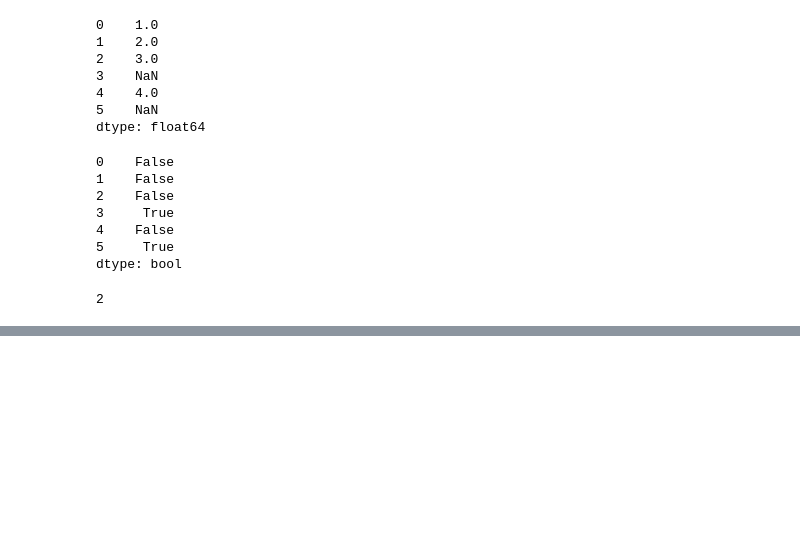
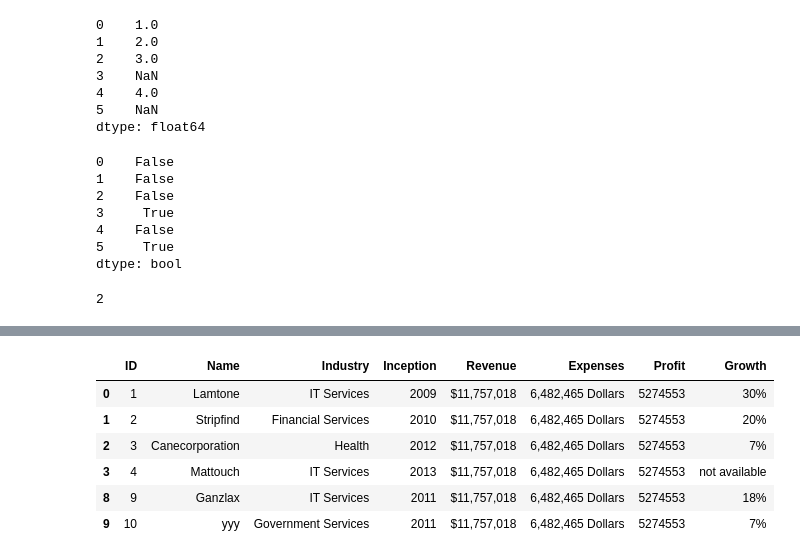
Before and after one commit to Shantonu-Acharjee/All-Gide-Bank, a Jupyter notebook: ARTIFICIAL_INTELLIGENCE_Gide_Bank/MACHINE_LEARNING_GIDE_BANK/PANDAS/Pandas_Gide.ipynb, the cells around one changed output, grey strips where cells are left out. Drawn from its saved outputs; the diff is of its cells as text; code cells hidden in the pictures; blank space fills up the shorter version.

```diff
--- a/ARTIFICIAL_INTELLIGENCE_Gide_Bank/MACHINE_LEARNING_GIDE_BANK/PANDAS/Pandas_Gide.ipynb
+++ b/ARTIFICIAL_INTELLIGENCE_Gide_Bank/MACHINE_LEARNING_GIDE_BANK/PANDAS/Pandas_Gide.ipynb
@@ -1123,0 +1141,10 @@ sr.isnull().sum()
+# %%
+df.dropna() # delete the row which have null valu
+# %% [output]
+|  | ID | Name | Industry | Inception | Revenue | Expenses | Profit | Growth |
+| 0 | 1 | Lamtone | IT Services | 2009 | $11,757,018 | 6,482,465 Dollars | 5274553 | 30% |
+| 1 | 2 | Stripfind | Financial Services | 2010 | $11,757,018 | 6,482,465 Dollars | 5274553 | 20% |
+| 2 | 3 | Canecorporation | Health | 2012 | $11,757,018 | 6,482,465 Dollars | 5274553 | 7% |
+| 3 | 4 | Mattouch | IT Services | 2013 | $11,757,018 | 6,482,465 Dollars | 5274553 | not available |
+| 8 | 9 | Ganzlax | IT Services | 2011 | $11,757,018 | 6,482,465 Dollars | 5274553 | 18% |
+| 9 | 10 | yyy | Government Services | 2011 | $11,757,018 | 6,482,465 Dollars | 5274553 | 7% |
```
Also changed, not shown: parts of 11 cells of this notebook.
